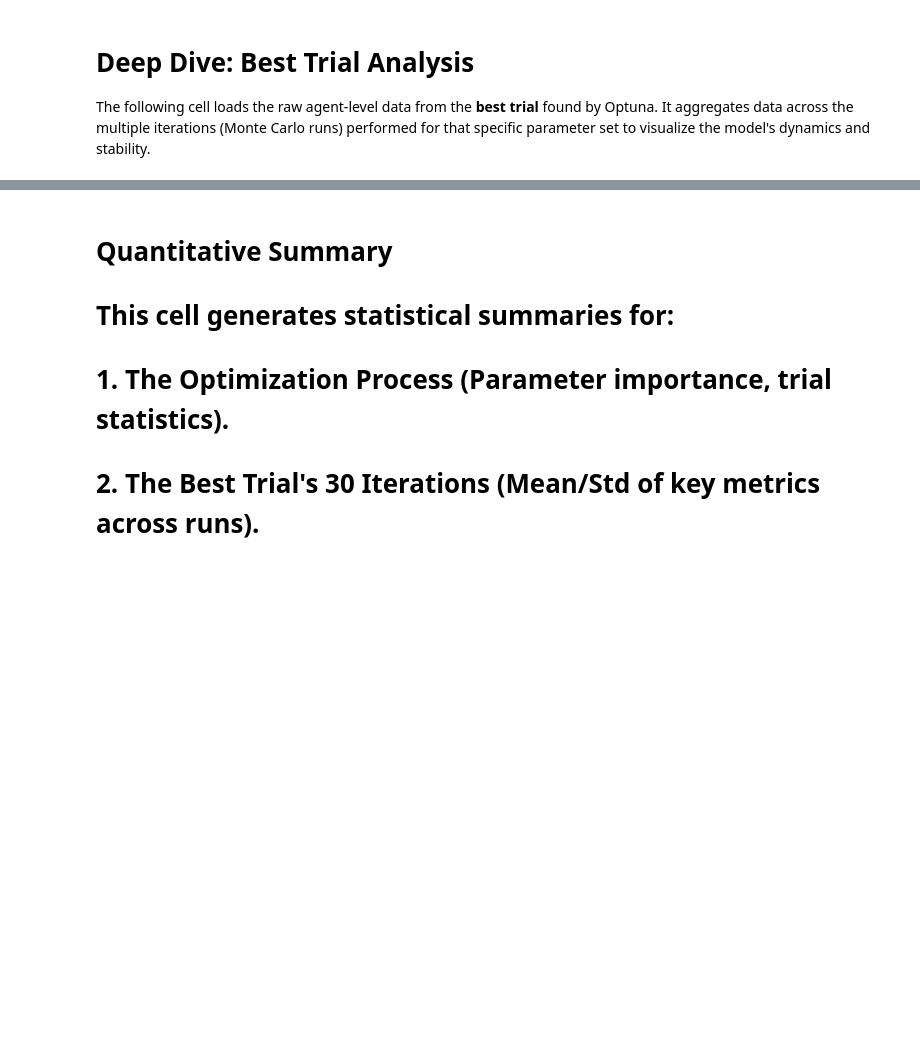
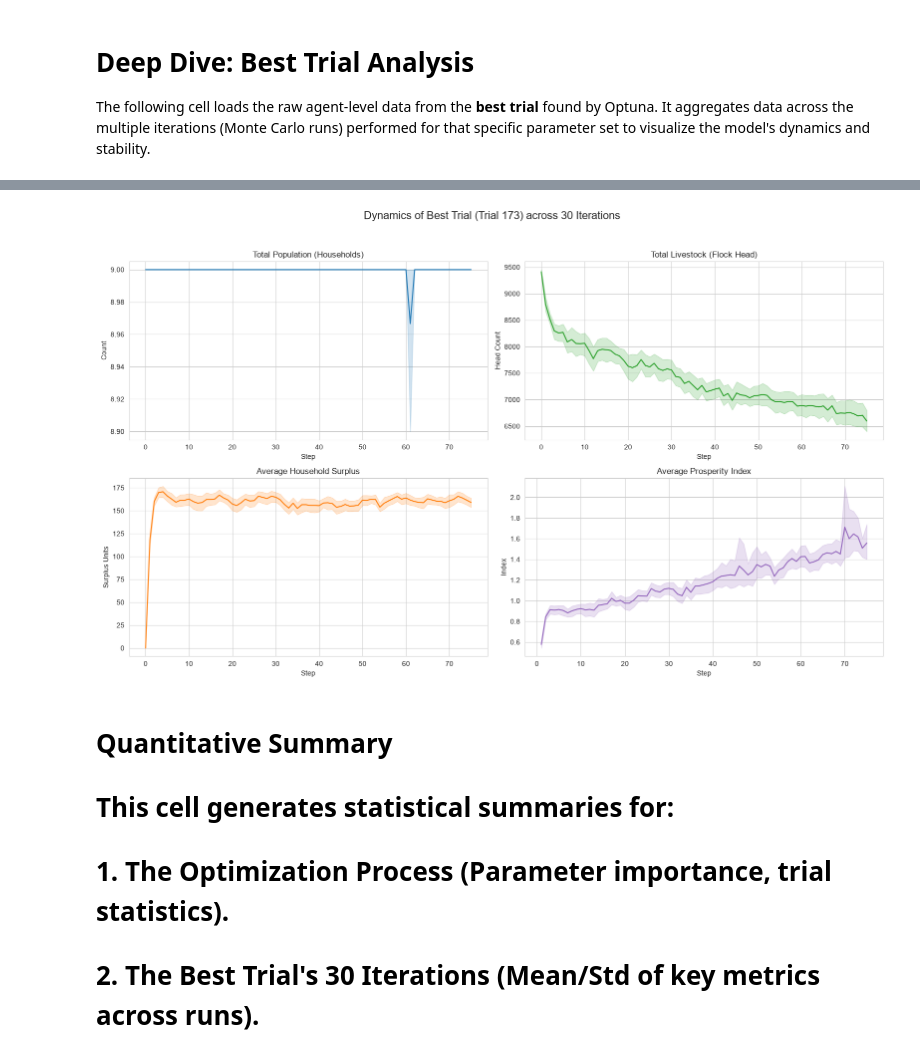
Before and after one commit to itaylub/Iron-Age-IIA-Negev-Highlands-ABM, a Jupyter notebook: Code/calibration.ipynb, the cells around one changed output, grey strips where cells are left out. Cells and saved outputs as stored; diff of their text form; code cells hidden in the pictures; blank space fills up the shorter version.

Commit message:
feat: add calibration and test Jupyter notebooks for model optimization and analysis

```diff
--- a/Code/calibration.ipynb
+++ b/Code/calibration.ipynb
@@ -85,13 +103,14 @@ The following cells analyze the results of the optimization study 'opt_2_26_v1'.
 # %%
 import os
+import optuna
 import optuna.visualization as vis
 import pandas as pd
 import model
 
 # 1. Load the study (Read-only mode is safer for analysis)
 study_analysis = optuna.load_study(
-    study_name='opt_2_26_v1',
-    storage="sqlite:///" + os.path.join(model.RESULTS_DIR, "run", "opt_run.db")
+    study_name="opt_2_26_v1",
+    storage="sqlite:///" + os.path.join(model.RESULTS_DIR, "run", "opt_run.db"),
 )
 
 print(f"Number of finished trials: {len(study_analysis.trials)}")
@@ -194,60 +241,84 @@ if os.path.exists(trial_path):
 
             if os.path.exists(csv_file):
                 df = pd.read_csv(csv_file)
-                df['Iteration'] = iter_num
+                df["Iteration"] = iter_num
                 data_frames.append(df)
 
 if not data_frames:
-    print(f"No data found in {trial_path}. Make sure the optimization ran and saved CSVs.")
+    print(
+        f"No data found in {trial_path}. Make sure the optimization ran and saved CSVs."
+    )
 else:
     # 3. Aggregate Data
     all_data = pd.concat(data_frames, ignore_index=True)
 
     # Group by Step and Iteration to get system-level stats per time step
     # We use 'Manpower' count as a proxy for Population (number of agents)
-    system_stats = all_data.groupby(['Step', 'Iteration']).agg({
-        'flocks': 'sum',
-        'surplus': 'mean',
-        'proseprity index': 'mean',
-        'Manpower': ['sum', 'count']
-    })
+    system_stats = all_data.groupby(["Step", "Iteration"]).agg(
+        {
+            "flocks": "sum",
+            "surplus": "mean",
+            "proseprity index": "mean",
+            "Manpower": ["sum", "count"],
+        }
+    )
 
     # Flatten columns
-    system_stats.columns = ['_'.join(col).strip() for col in system_stats.columns.values]
+    system_stats.columns = [
+        "_".join(col).strip() for col in system_stats.columns.values
+    ]
     system_stats = system_stats.reset_index()
-    system_stats = system_stats.rename(columns={
-        'flocks_sum': 'Total_Flocks',
-        'surplus_mean': 'Avg_Surplus',
-        'proseprity index_mean': 'Avg_Prosperity',
-        'Manpower_sum': 'Total_Manpower',
-        'Manpower_count': 'Population'
-    })
+    system_stats = system_stats.rename(
+        columns={
+            "flocks_sum": "Total_Flocks",
+            "surplus_mean": "Avg_Surplus",
+            "proseprity index_mean": "Avg_Prosperity",
+            "Manpower_sum": "Total_Manpower",
+            "Manpower_count": "Population",
+        }
+    )
 
     # 4. Visualization
     sns.set_style("whitegrid")
     fig, axes = plt.subplots(2, 2, figsize=(16, 10))
-    fig.suptitle(f'Dynamics of Best Trial (Trial {best_trial_num}) across {len(data_frames)} Iterations', fontsize=16)
+    fig.suptitle(
+        f"Dynamics of Best Trial (Trial {best_trial_num}) across {len(data_frames)} Iterations",
+        fontsize=16,
+    )
 
     # Plot A: Population
     # Seaborn lineplot automatically calculates and plots the confidence interval (shaded area)
-    sns.lineplot(data=system_stats, x='Step', y='Population', ax=axes[0, 0], color='tab:blue')
-    axes[0, 0].set_title('Total Population (Households)')
-    axes[0, 0].set_ylabel('Count')
+    sns.lineplot(
+        data=system_stats, x="Step", y="Population", ax=axes[0, 0], color="tab:blue"
+    )
+    axes[0, 0].set_title("Total Population (Households)")
+    axes[0, 0].set_ylabel("Count")
 
     # Plot B: Total Livestock
-    sns.lineplot(data=system_stats, x='Step', y='Total_Flocks', ax=axes[0, 1], color='tab:green')
-    axes[0, 1].set_title('Total Livestock (Flock Head)')
-    axes[0, 1].set_ylabel('Head Count')
+    sns.lineplot(
+        data=system_stats, x="Step", y="Total_Flocks", ax=axes[0, 1], color="tab:green"
+    )
+    axes[0, 1].set_title("Total Livestock (Flock Head)")
+    axes[0, 1].set_ylabel("Head Count")
 
     # Plot C: Average Surplus
-    sns.lineplot(data=system_stats, x='Step', y='Avg_Surplus', ax=axes[1, 0], color='tab:orange')
-    axes[1, 0].set_title('Average Household Surplus')
-    axes[1, 0].set_ylabel('Surplus Units')
+    sns.lineplot(
+        data=system_stats, x="Step", y="Avg_Surplus", ax=axes[1, 0], color="tab:orange"
+    )
+    axes[1, 0].set_title("Average Household Surplus")
+    axes[1, 0].set_ylabel("Surplus Units")
 
     # Plot D: Prosperity Index
-    sns.lineplot(data=system_stats, x='Step', y='Avg_Prosperity', ax=axes[1, 1], color='tab:purple')
-    axes[1, 1].set_title('Average Prosperity Index')
-    axes[1, 1].set_ylabel('Index')
+    sns.lineplot(
+        data=system_stats,
+        x="Step",
+        y="Avg_Prosperity",
+        ax=axes[1, 1],
+        color="tab:purple",
+    )
+    axes[1, 1].set_title("Average Prosperity Index")
+    axes[1, 1].set_ylabel("Index")
 
     plt.tight_layout(rect=[0, 0.03, 1, 0.95])
     plt.show()
+# %% [output]
@@ -254,3 +326,4 @@ else:
+[figure, added]
 # %% [markdown]
 # Quantitative Summary
 #
```
Also changed, not shown: parts of 6 cells of this notebook, 1 other file.
